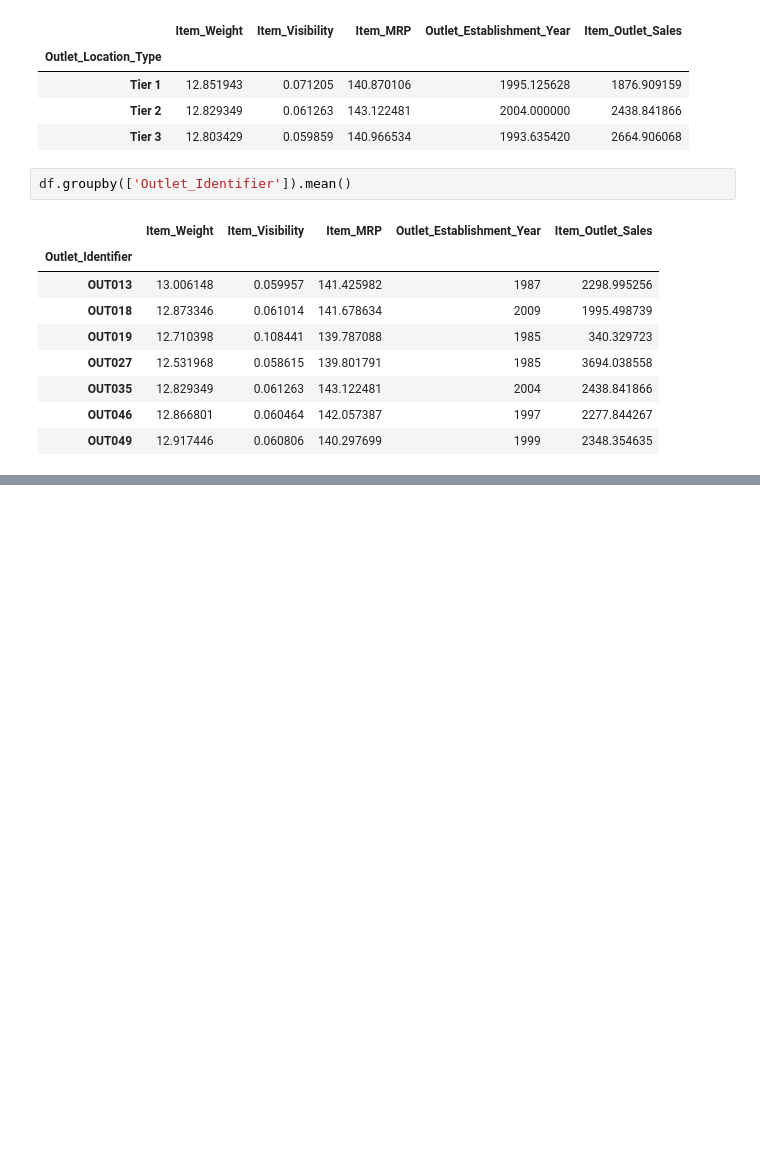
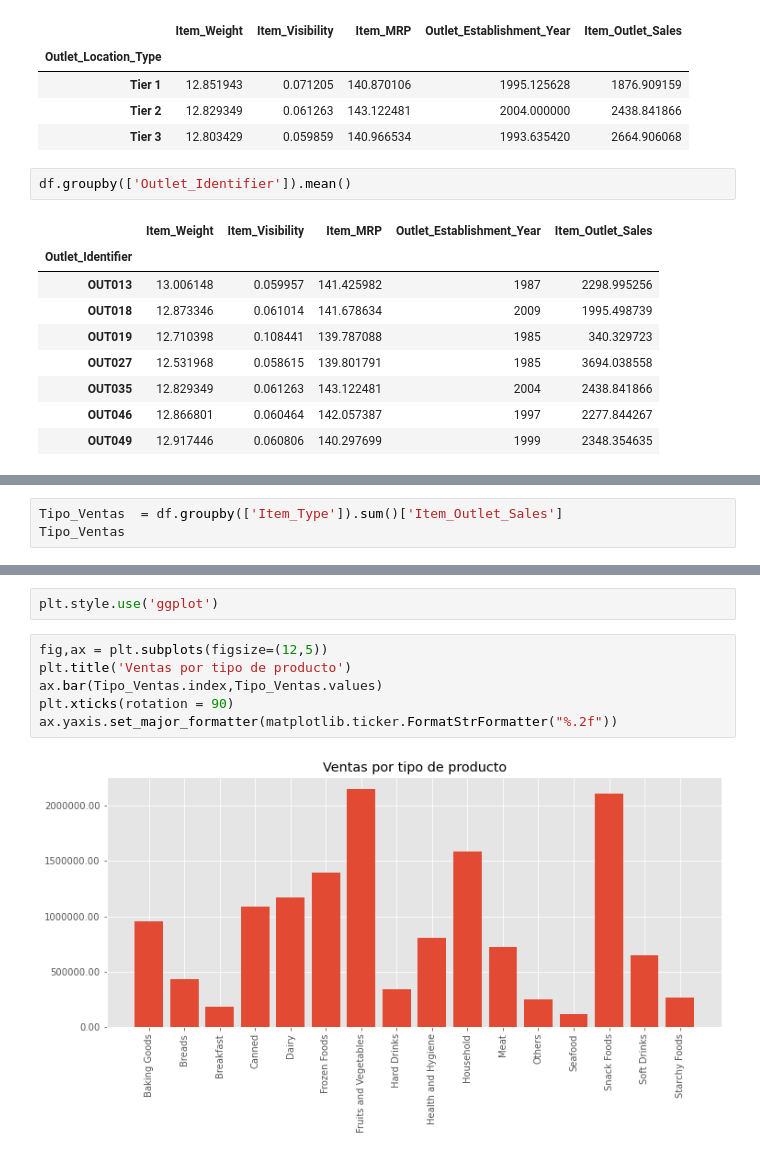
Before and after one commit to Ricardo-Bautista-H/Bigmart-Sales-Predictions, a Jupyter notebook: Predicción_Ventas.ipynb, the cells around one changed output, grey strips where cells are left out. Cells and saved outputs as stored; diff of their text form; blank space fills up the shorter version.

Commit message:
Add Plots

```diff
--- a/Predicción_Ventas.ipynb
+++ b/Predicción_Ventas.ipynb
@@ -142,0 +161,3 @@ df.groupby(['Outlet_Identifier']).mean()
+# %%
+Tipo_Ventas  = df.groupby(['Item_Type']).sum()['Item_Outlet_Sales']
+Tipo_Ventas
@@ -142,0 +183,10 @@ df.groupby(['Outlet_Identifier']).mean()
+# %%
+plt.style.use('ggplot')
+# %%
+fig,ax = plt.subplots(figsize=(12,5))
+plt.title('Ventas por tipo de producto')
+ax.bar(Tipo_Ventas.index,Tipo_Ventas.values)
+plt.xticks(rotation = 90)
+ax.yaxis.set_major_formatter(matplotlib.ticker.FormatStrFormatter("%.2f"))
+# %% [output]
+[figure, added]
```
Also changed, not shown: parts of 13 cells of this notebook, 1 other file.
